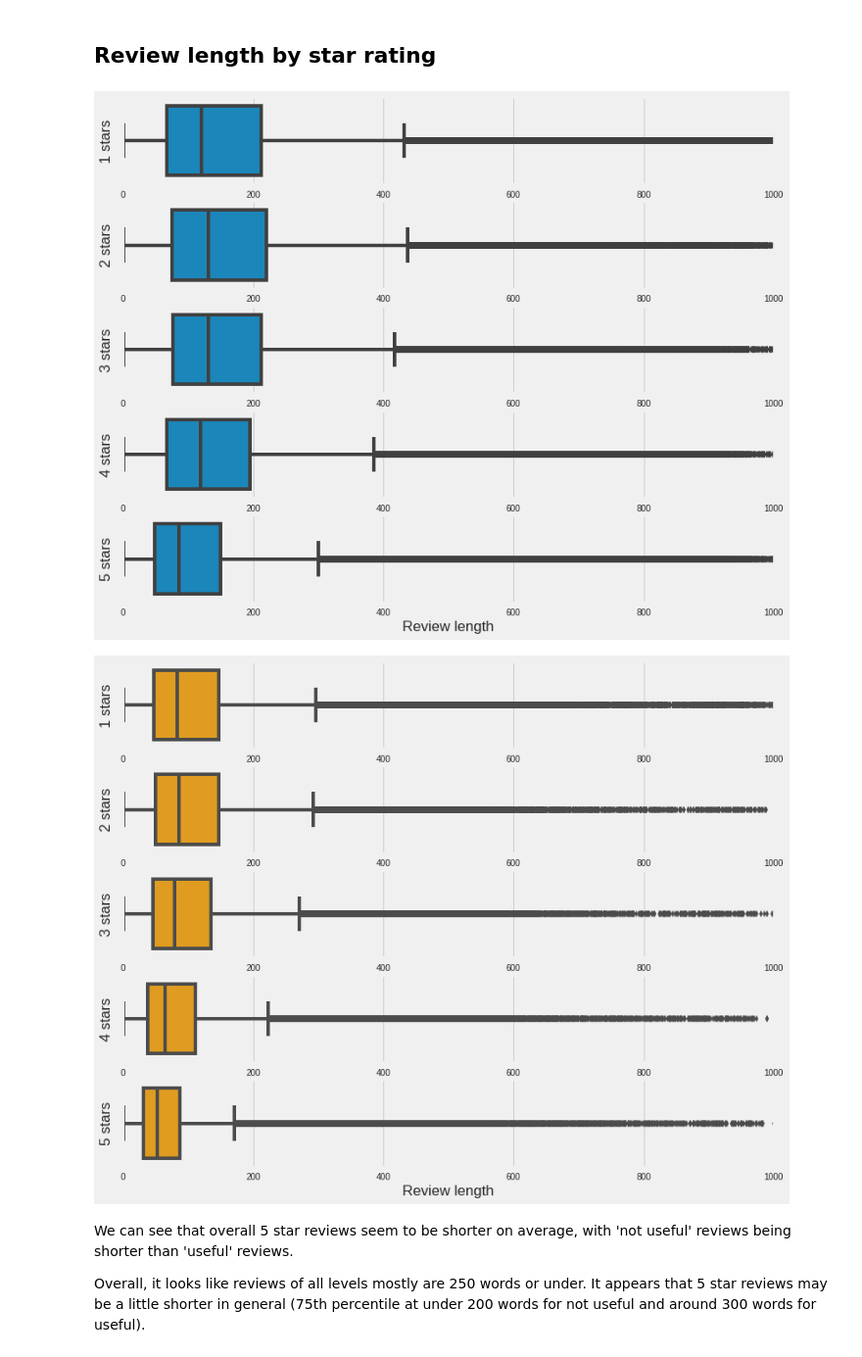
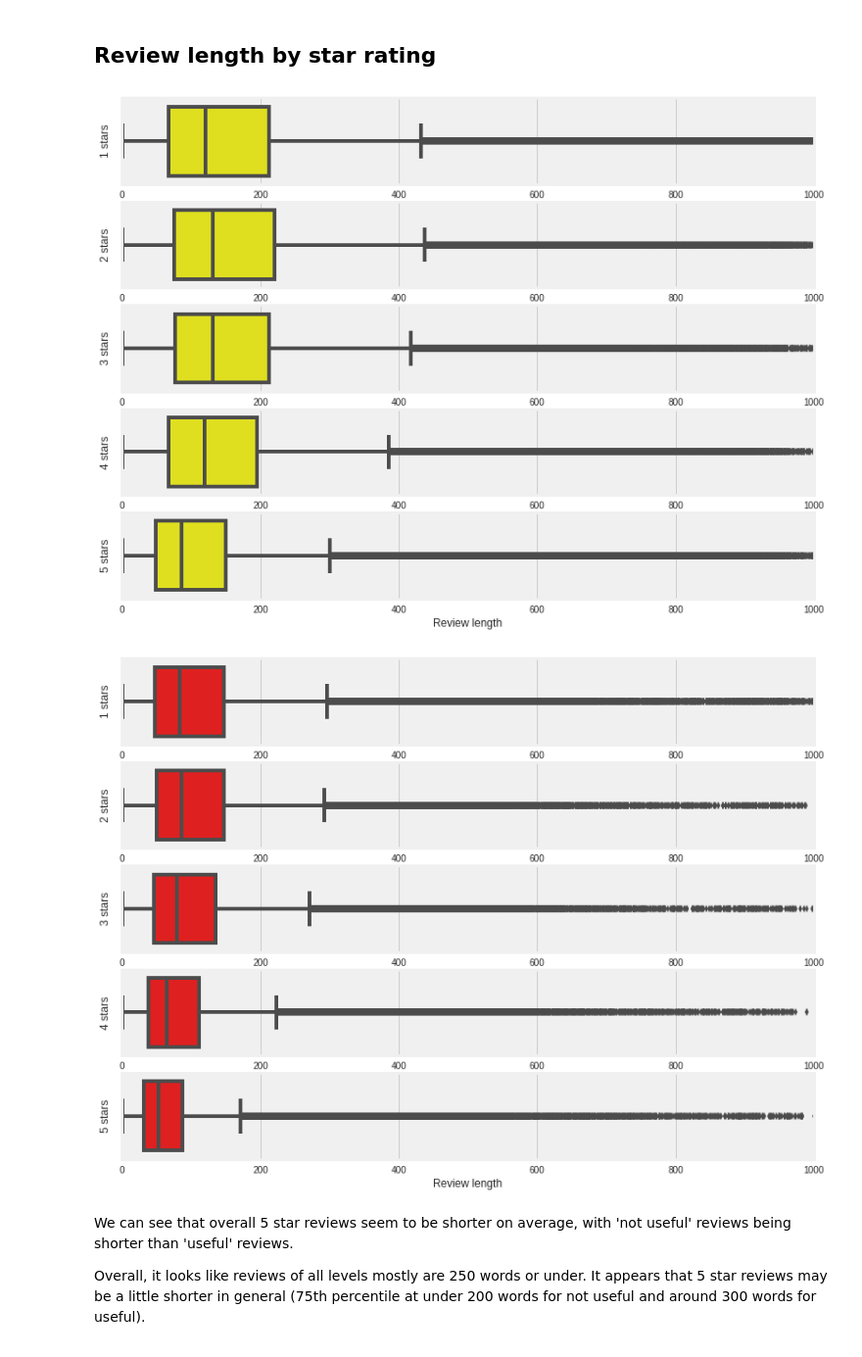
Before and after one commit to gd32/yelp_topic_modeling, a Jupyter notebook: notebooks/01_EDA_Reviews.ipynb, the cells around one changed output. Shown at 98% size. Saved outputs shown, nothing was run; the diff lists cells and outputs as text; code cells hidden in the pictures.

```diff
--- a/notebooks/01_EDA_Reviews.ipynb
+++ b/notebooks/01_EDA_Reviews.ipynb
@@ -218,25 +201,29 @@ If we look at reviews and cap the review length at 1000 words, we see that in ge
 # %%
 plt.subplots(figsize=(12, 10), sharex=True, sharey=True)
 for i in range(1, 6, 1):
     plt.subplot(5, 1, i)
-    sns.boxplot(df[(df['is_useful']==1) & (df['stars'] == i)], df[(df['is_useful']==1) & (df['stars'] == i)]['review_length'], orient='h')
+    sns.boxplot(df[(df['is_useful']==1) & (df['stars'] == i)],
+                df[(df['is_useful']==1) & (df['stars'] == i)]['review_length'],
+                orient='h', color='Yellow')
     plt.ylabel(str(i)+' stars')
     plt.xlabel('Review length')
     plt.xlim(0, 1000)
 plt.savefig('../visuals/useful_stars.png')
 # %% [output]
-[figure, old version]
+[figure, new version]
 # %%
 plt.subplots(figsize=(12, 10), sharex=True, sharey=True)
 for i in range(1, 6, 1):
     plt.subplot(5, 1, i)
-    sns.boxplot(df[(df['is_useful']==0) & (df['stars'] == i)], df[(df['is_useful']==0) & (df['stars'] == i)]['review_length'], orient='h', color='orange')
+    sns.boxplot(df[(df['is_useful']==0) & (df['stars'] == i)],
+                df[(df['is_useful']==0) & (df['stars'] == i)]['review_length'],
+                orient='h', color='red')
     plt.ylabel(str(i)+' stars')
     plt.xlabel('Review length')
     plt.xlim(0, 1000)
 plt.savefig('../visuals/notuseful_stars.png')
 # %% [output]
-[figure, old version]
+[figure, new version]
 # %% [markdown]
 We can see that overall 5 star reviews seem to be shorter on average, with 'not useful' reviews being shorter than 'useful' reviews.
 
```
Also changed, not shown: parts of 12 cells of this notebook, 12 other files.
